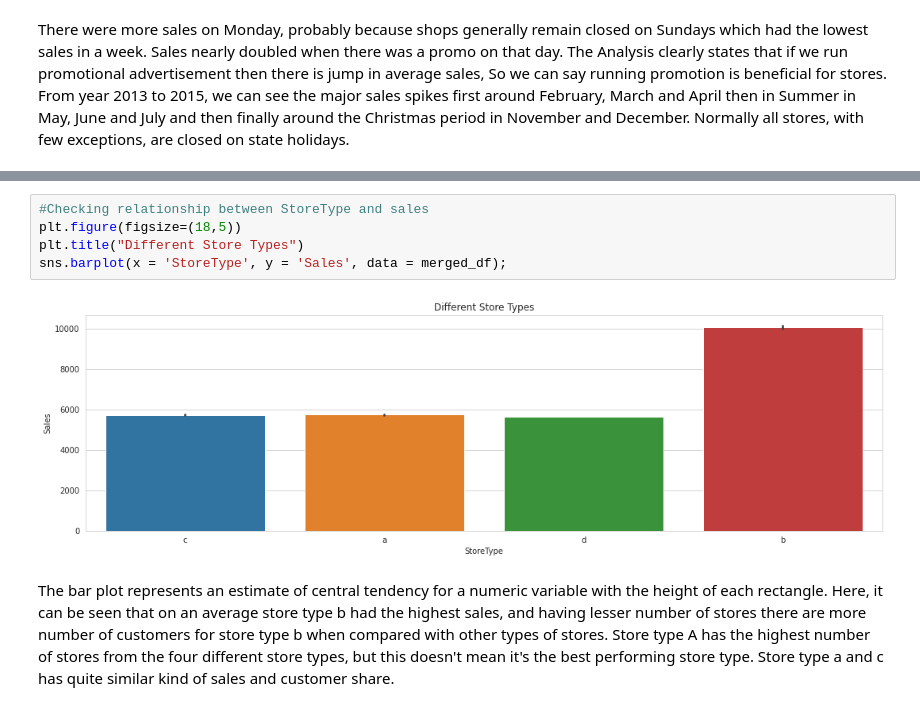
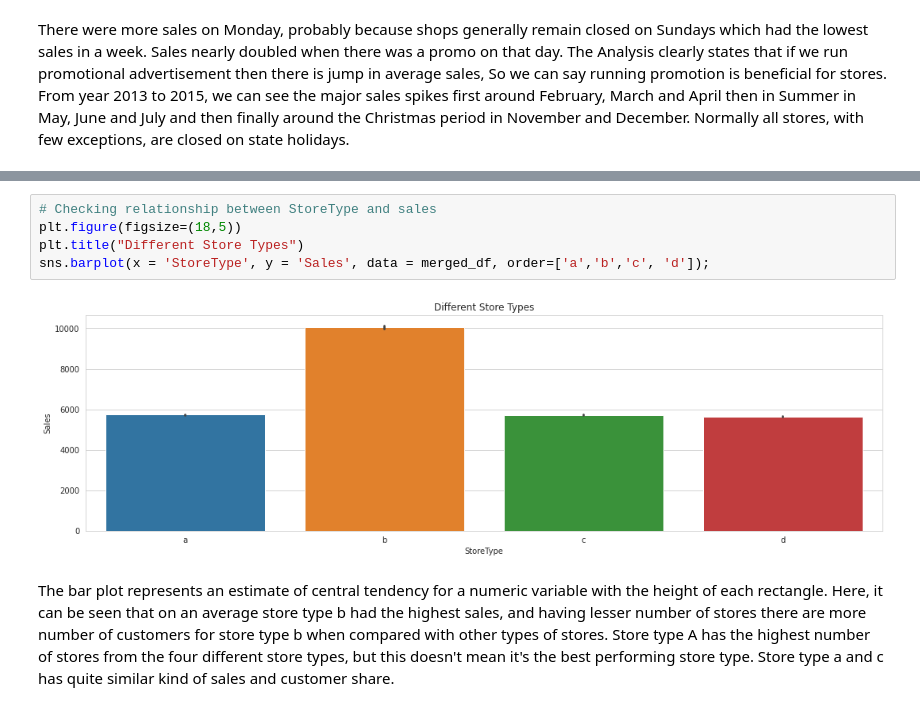
Before and after one commit to krishna9734/Rossmann-Sales-Prediction, a Jupyter notebook: Rossmann_Sales_Prediction_Capstone_Project.ipynb, the cells around one changed output, grey strips where cells are left out. Cells and saved outputs as stored; diff of their text form.

```diff
--- a/Rossmann_Sales_Prediction_Capstone_Project.ipynb
+++ b/Rossmann_Sales_Prediction_Capstone_Project.ipynb
@@ -320,10 +318,10 @@ ax = sns.barplot(merged_df.groupby(by="StoreType").sum().Customers.index,merged_
 # %%
-#Checking relationship between StoreType and sales
+# Checking relationship between StoreType and sales
 plt.figure(figsize=(18,5))
 plt.title("Different Store Types")
-sns.barplot(x = 'StoreType', y = 'Sales', data = merged_df);
+sns.barplot(x = 'StoreType', y = 'Sales', data = merged_df, order=['a','b','c', 'd']);
 # %% [output]
-[figure, old version]
+[figure, new version]
 # %% [markdown]
 The bar plot represents an estimate of central tendency for a numeric variable with the height of each rectangle. Here, it can be seen that on an average store type b had the highest sales, and having lesser number of stores
 there are more number of customers for store type b when compared with other types of stores. Store type A has the highest number of stores from the four different store types, but this doesn't mean it's the best performing store type. Store type a and c has quite similar kind of sales and customer share.
```
Also changed, not shown: parts of 39 cells of this notebook.
